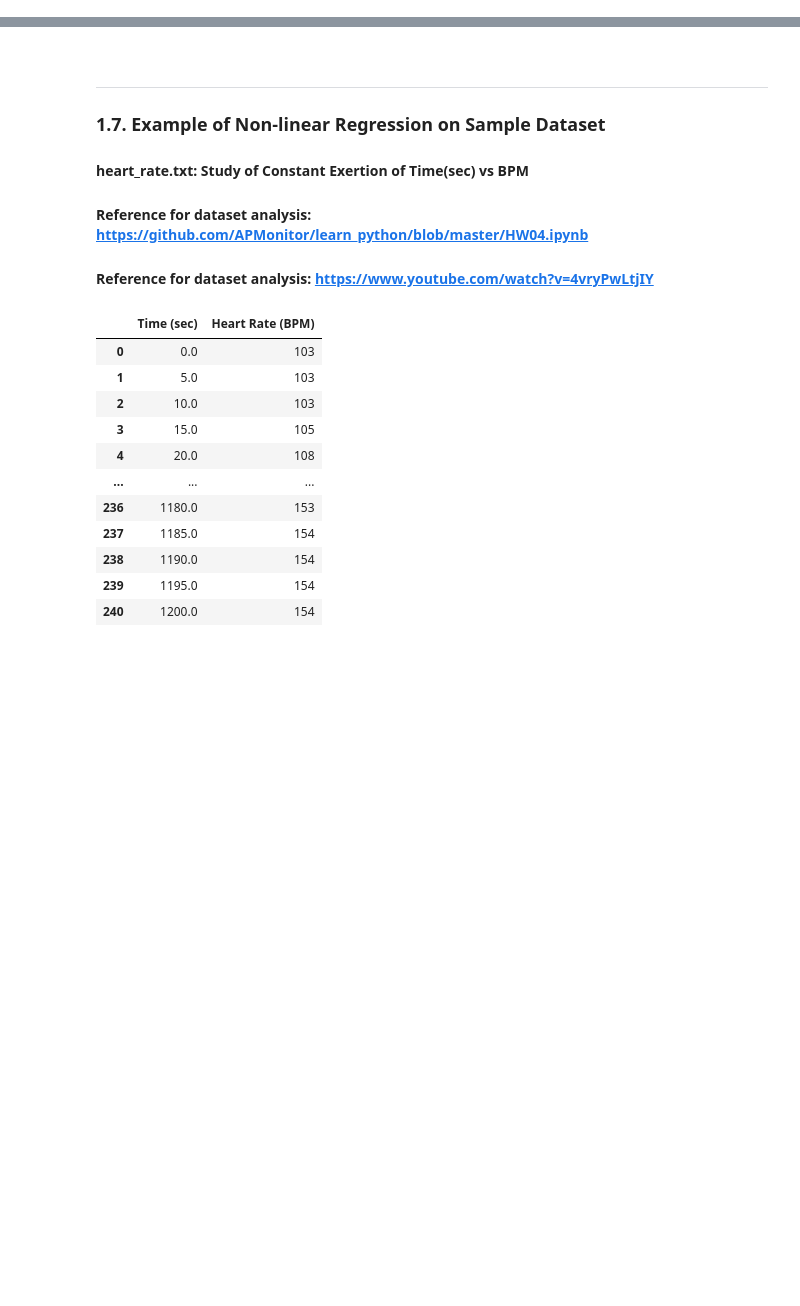
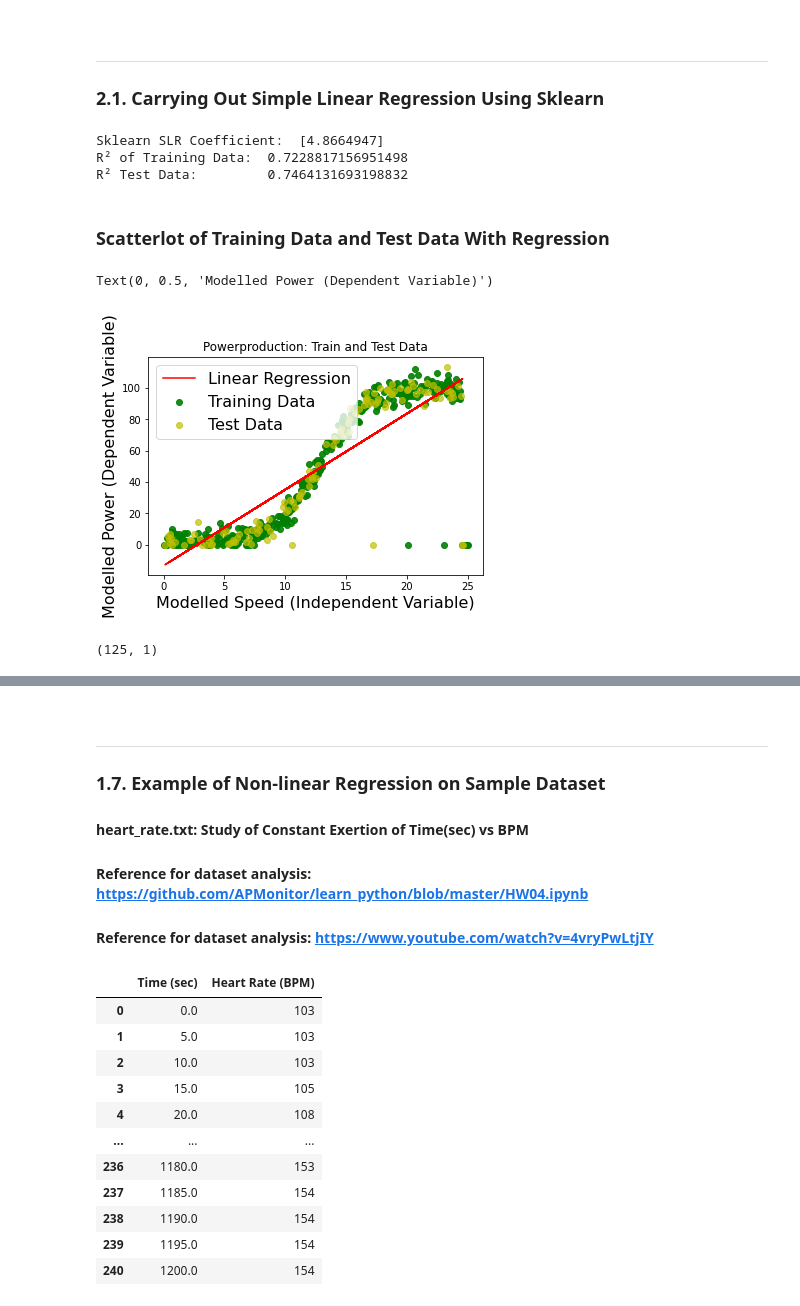
Before and after one commit to PJFinnerty/Project-2020-52446, a Jupyter notebook: pastemat.ipynb, the cells around one changed output, grey strips where cells are left out. Cells and saved outputs as stored; diff of their text form; code cells hidden in the pictures; blank space fills up the shorter version.

```diff
--- a/pastemat.ipynb
+++ b/pastemat.ipynb
@@ -13,3 +13,9 @@ from sklearn.model_selection import train_test_split
 from sklearn.preprocessing import PolynomialFeatures
 from sklearn.linear_model import LassoCV
 from sklearn.pipeline import make_pipeline
+# %% [markdown]
+<br>
+
+***
+
+### 2.1. Carrying Out Simple Linear Regression Using Sklearn
@@ -15,0 +68,57 @@ from sklearn.pipeline import make_pipeline
+# %%
+df = pd.DataFrame(pd.read_csv("powerproduction.txt") )
+
+# Reshape both columns to be 2D and name as x/y
+x = df["speed"]
+x = x.values.reshape(500, 1)
+
+y = df["power"]
+y = y.values
+
+#Split the dataset into Training set and Test Set, set test_size to
+# 2.5: train is 75% the size of the ful dataset and test is 25% the
+# size of full dataset
+x_train, x_test, y_train, y_test = train_test_split(x, y,
+                                    test_size= 0.25, random_state=0)
+
+# Create model variable, set to LinearRegression() function
+# Use .fit() to adust weight of x and y data
+model = LinearRegression().fit(x_train, y_train)
+
+# Use the trained model to predict tests
+y_predict = model.predict(x_test)
+
+# Print Model coefficient
+coefficient_2 = model.coef_
+print("Sklearn SLR Coefficient: ", coefficient_2)
+
+# Print R² of training data
+train_r_sq_2 = model.score(x_train, y_train)
+print("R² of Training Data: ", train_r_sq_2)
+
+# Print R² of test data
+test_r_sq_2 = model.score(x_test, y_test)
+print("R² Test Data:        ", test_r_sq_2)
+# %% [output]
+Sklearn SLR Coefficient:  [4.8664947]
+R² of Training Data:  0.7228817156951498
+R² Test Data:         0.7464131693198832
+# %% [markdown]
+### Scatterlot of Training Data and Test Data With Regression
+# %%
+plt.plot(x_test, y_predict, color='r', label="Linear Regression")
+
+plt.scatter(x_train, y_train, label="Training Data", color='g',
+            alpha=.9)
+plt.scatter(x_test, y_test, label="Test Data", color='y', alpha=.7)
+plt.legend()
+plt.title("Powerproduction: Train and Test Data")
+plt.xlabel("Modelled Speed (Independent Variable)")
+plt.ylabel("Modelled Power (Dependent Variable)")
+# %% [output]
+Text(0, 0.5, 'Modelled Power (Dependent Variable)')
+[figure, added]
+# %%
+x_test.shape
+# %% [output]
+(125, 1)
```
Also changed, not shown: parts of 31 cells of this notebook, 2 other files.
